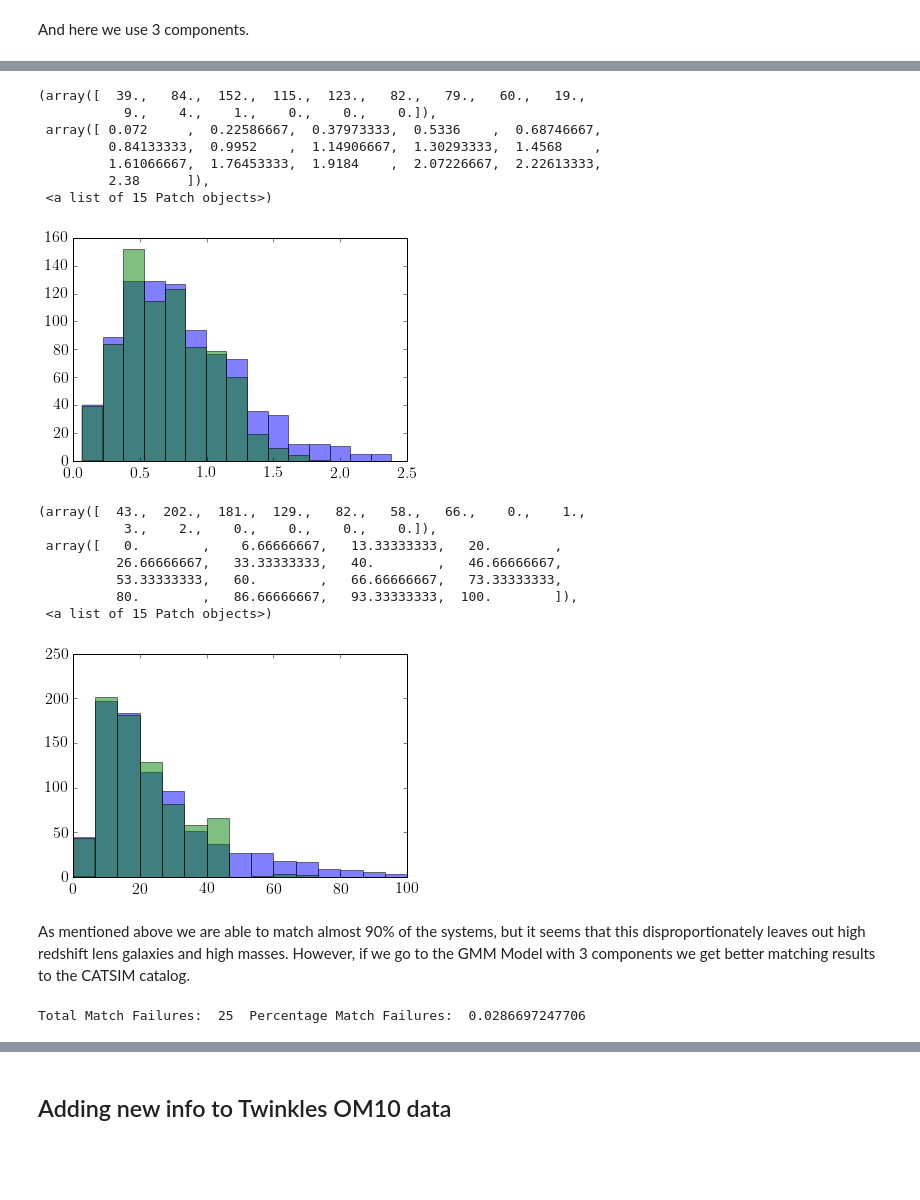
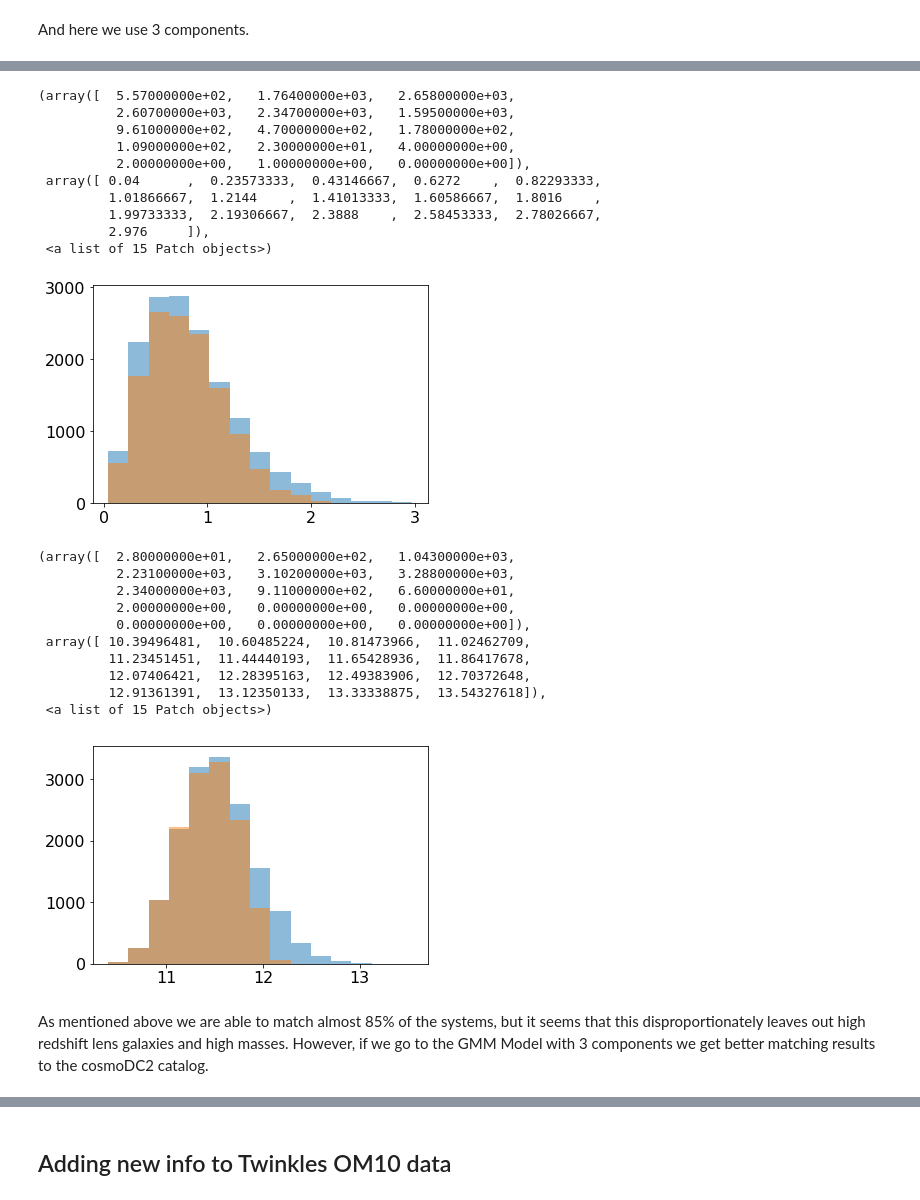
Before and after one commit to LSSTDESC/Twinkles, a Jupyter notebook: examples/notebooks/MatchingLensGalaxies.ipynb, the cells around one changed output, grey strips where cells are left out. Cells and saved outputs as stored; diff of their text form; code cells hidden in the pictures; blank space fills up the shorter version.

Commit message:
Updated Matching Lens Galaxies notebook to use GCR and new catalogs.

```diff
--- a/examples/notebooks/MatchingLensGalaxies.ipynb
+++ b/examples/notebooks/MatchingLensGalaxies.ipynb
@@ -371,7 +396,7 @@ We have decided to move forward with the 1-parameter GMM model and will now use
 # First load in OM10 lenses we are using in Twinkles
 
 from astropy.io import fits
-hdulist = fits.open('../../data/twinkles_tdc_rung4.fits')
+hdulist = fits.open('../../data/om10_qso_mock.fits')
 twinkles_lenses = hdulist[1].data
 # %%
 %%capture --no-stdout
@@ -395,9 +416,6 @@ for x in twinkles_data:
 # %%
-#fig = plt.figure(figsize=(12,6))
-#fig.add_subplot(121)
+mpl.rcParams['text.usetex'] = False
 plt.hist(twinkles_log_m)
-#fig.add_subplot(122)
-#plt.hist(twinkles_reff)
 plt.xlabel('Estimated Log(Stellar Mass)')
 plt.title('Predicting Masses for OM10 Lenses')
 # %% [output]
@@ -410,6 +429,6 @@ import GCRCatalogs
 from GCR import GCRQuery
 # %%
-catalog = GCRCatalogs.load_catalog('cosmoDC2_v0.1')
+catalog = GCRCatalogs.load_catalog('cosmoDC2_v0.1_test')
 # %%
 %%time
 gcr_om10_match = []
@@ -473,37 +517,43 @@ Wall time: 5h 20min 20s
 # %%
-catsim_z = []
-catsim_m_star = []
-for row in catsim_om10_match:
-    catsim_z.append(row[0])
-    catsim_m_star.append(row[1])
+gcr_z = []
+gcr_m_star = []
+for row in gcr_om10_match:
+    gcr_z.append(row[0])
+    gcr_m_star.append(row[1])
 # %%
 #Let's take a look at a couple results
 n, bins, p = plt.hist(twinkles_lenses['ZLENS'], alpha=0.5, bins=15)
-plt.hist(catsim_z, alpha=0.5, bins=bins)
+plt.hist(gcr_z, alpha=0.5, bins=bins)
 # %% [output]
-(array([  39.,   84.,  152.,  115.,  123.,   82.,   79.,   60.,   19.,
-           9.,    4.,    1.,    0.,    0.,    0.]),
- array([ 0.072     ,  0.22586667,  0.37973333,  0.5336    ,  0.68746667,
-         0.84133333,  0.9952    ,  1.14906667,  1.30293333,  1.4568    ,
-         1.61066667,  1.76453333,  1.9184    ,  2.07226667,  2.22613333,
-         2.38      ]),
+(array([  5.57000000e+02,   1.76400000e+03,   2.65800000e+03,
+          2.60700000e+03,   2.34700000e+03,   1.59500000e+03,
+          9.61000000e+02,   4.70000000e+02,   1.78000000e+02,
+          1.09000000e+02,   2.30000000e+01,   4.00000000e+00,
+          2.00000000e+00,   1.00000000e+00,   0.00000000e+00]),
+ array([ 0.04      ,  0.23573333,  0.43146667,  0.6272    ,  0.82293333,
+         1.01866667,  1.2144    ,  1.41013333,  1.60586667,  1.8016    ,
+         1.99733333,  2.19306667,  2.3888    ,  2.58453333,  2.78026667,
+         2.976     ]),
  <a list of 15 Patch objects>)
-[figure, old version]
+[figure, new version]
 # %%
 #Let's take a look at a couple results
-n, bins, p = plt.hist(np.power(10, twinkles_log_m)/((1e10)/.73), alpha=0.5, bins=15, range=(0,100))
-plt.hist(catsim_m_star, alpha=0.5, bins=bins)
+n, bins, p = plt.hist(twinkles_log_m, alpha=0.5, bins=15)#, range=(0,100))
+plt.hist(np.log10(gcr_m_star), alpha=0.5, bins=bins)
 # %% [output]
-(array([  43.,  202.,  181.,  129.,   82.,   58.,   66.,    0.,    1.,
-           3.,    2.,    0.,    0.,    0.,    0.]),
- array([   0.        ,    6.66666667,   13.33333333,   20.        ,
-          26.66666667,   33.33333333,   40.        ,   46.66666667,
-          53.33333333,   60.        ,   66.66666667,   73.33333333,
-          80.        ,   86.66666667,   93.33333333,  100.        ]),
+(array([  2.80000000e+01,   2.65000000e+02,   1.04300000e+03,
+          2.23100000e+03,   3.10200000e+03,   3.28800000e+03,
+          2.34000000e+03,   9.11000000e+02,   6.60000000e+01,
+          2.00000000e+00,   0.00000000e+00,   0.00000000e+00,
+          0.00000000e+00,   0.00000000e+00,   0.00000000e+00]),
+ array([ 10.39496481,  10.60485224,  10.81473966,  11.02462709,
+         11.23451451,  11.44440193,  11.65428936,  11.86417678,
+         12.07406421,  12.28395163,  12.49383906,  12.70372648,
+         12.91361391,  13.12350133,  13.33338875,  13.54327618]),
  <a list of 15 Patch objects>)
-[figure, old version]
+[figure, new version]
 # %% [markdown]
-As mentioned above we are able to match almost 90% of the systems, but it seems that this disproportionately leaves out high redshift lens galaxies and high masses. However, if we go to the GMM Model with 3 components we get better matching results to the CATSIM catalog.
+As mentioned above we are able to match almost 85% of the systems, but it seems that this disproportionately leaves out high redshift lens galaxies and high masses. However, if we go to the GMM Model with 3 components we get better matching results to the cosmoDC2 catalog.
 # %%
 # Predict a mass for each galaxy:
 np.random.seed(0)
@@ -518,18 +568,3 @@ twinkles_data = np.array([twinkles_lenses['ZLENS'], twinkles_lenses['VELDISP']])
 for x in twinkles_data:
     log_m = get_log_m(cond_indices, 3, x[cond_indices], model_file)
     twinkles_log_m = np.append(twinkles_log_m,log_m)
-# %%
-catsim_om10_match = []
-err = 0
-np.random.seed(10)
-for zsrc, m_star, ellip in zip(twinkles_lenses['ZLENS'], np.power(10, twinkles_log_m)/((1e10)/.73), twinkles_lenses['ELLIP']):
-    #print zsrc, m_star
-    cs_results = query_catsim(db_obj, zsrc, m_star, ellip)
-    try:
-        catsim_om10_match.append(list(np.random.choice(cs_results)))
-    except:
-        err += 1
-        continue
-print "Total Match Failures: ", err, " Percentage Match Failures: ", np.float(err)/len(twinkles_log_m)
-# %% [output]
-Total Match Failures:  25  Percentage Match Failures:  0.0286697247706
```
Also changed, not shown: parts of 42 cells of this notebook, 2 other files.
